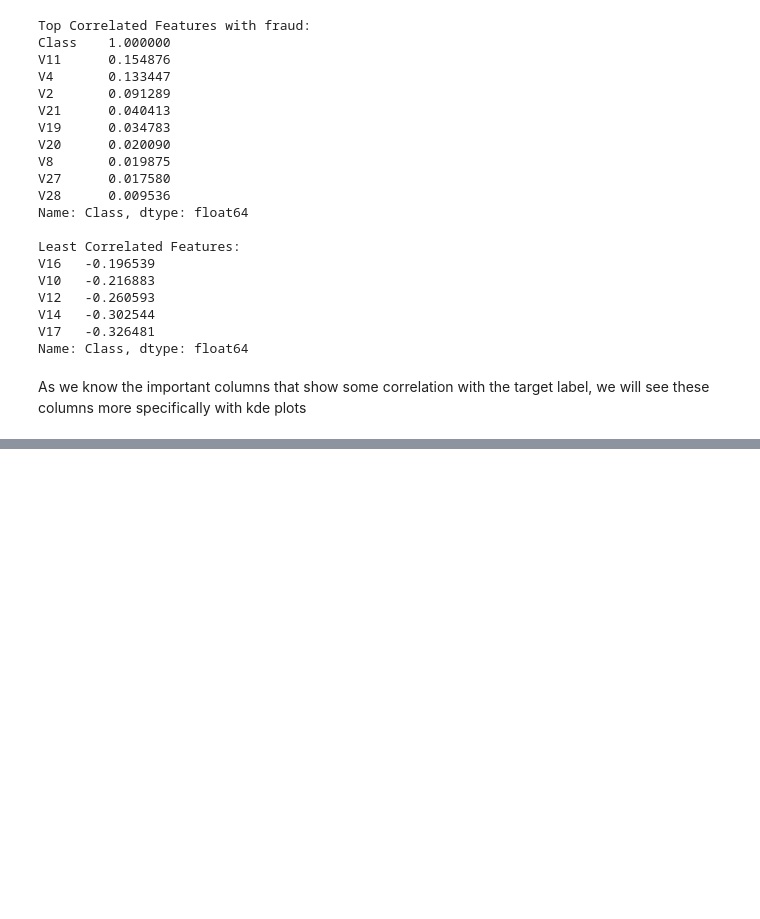
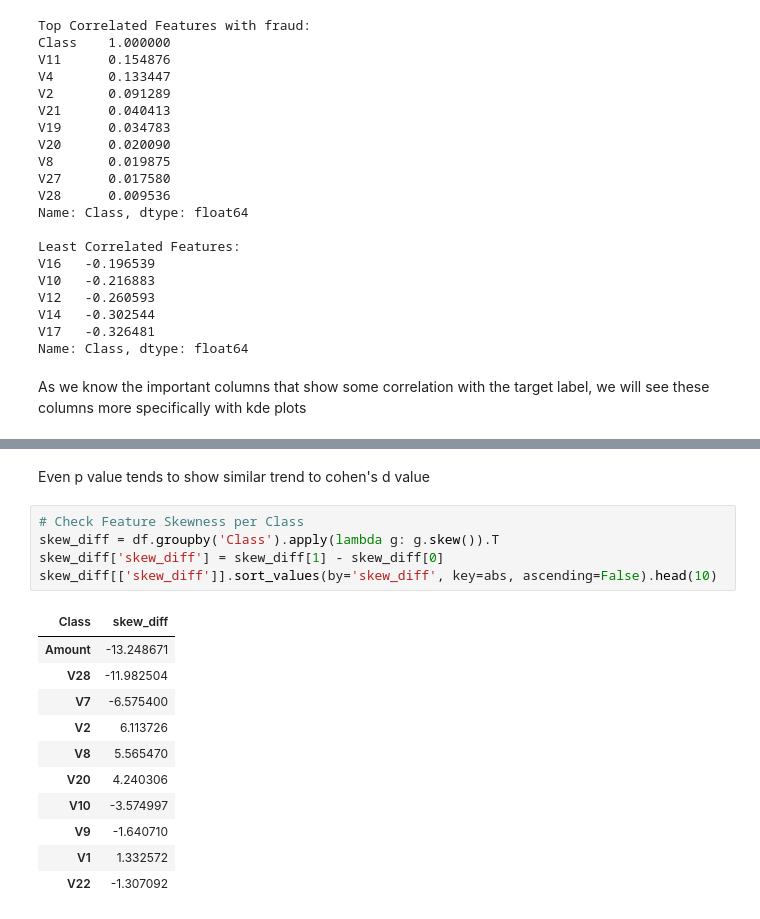
Before and after one commit to stevokwon/aws-fraud-detection, a Jupyter notebook: notebooks/01_eda.ipynb, the cells around one changed output, grey strips where cells are left out. Drawn from its saved outputs; the diff is of its cells as text; blank space fills up the shorter version.

```diff
--- a/notebooks/01_eda.ipynb
+++ b/notebooks/01_eda.ipynb
@@ -258,0 +322,19 @@ IndexError: index 16 is out of bounds for axis 0 with size 16
+# %% [markdown]
+Even p value tends to show similar trend to cohen's d value
+# %%
+# Check Feature Skewness per Class
+skew_diff = df.groupby('Class').apply(lambda g: g.skew()).T
+skew_diff['skew_diff'] = skew_diff[1] - skew_diff[0]
+skew_diff[['skew_diff']].sort_values(by='skew_diff', key=abs, ascending=False).head(10)
+# %% [output]
+| Class | skew_diff |
+| Amount | -13.248671 |
+| V28 | -11.982504 |
+| V7 | -6.575400 |
+| V2 | 6.113726 |
+| V8 | 5.565470 |
+| V20 | 4.240306 |
+| V10 | -3.574997 |
+| V9 | -1.640710 |
+| V1 | 1.332572 |
+| V22 | -1.307092 |
```
Also changed, not shown: parts of 5 cells of this notebook, 1 other file.
